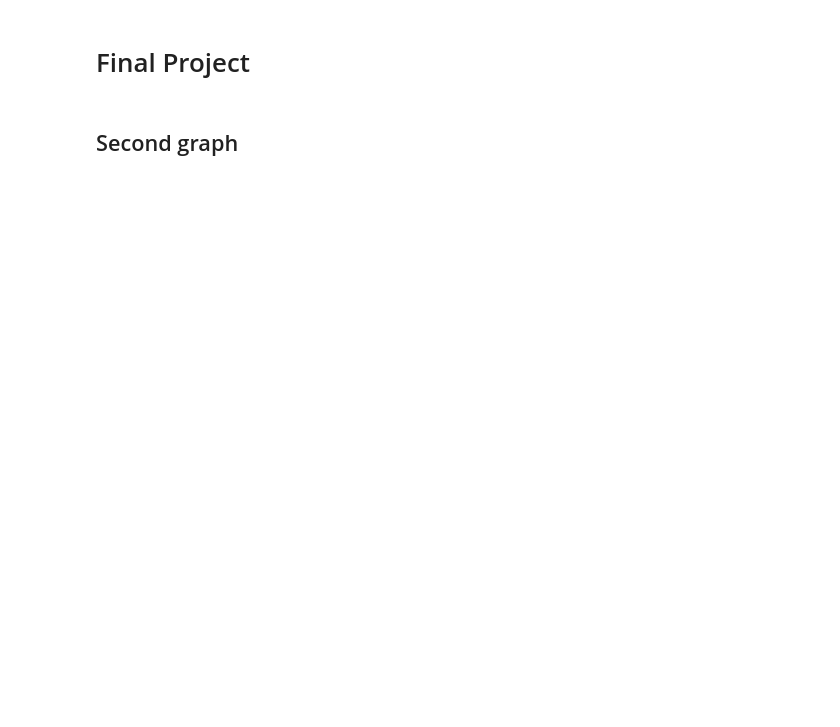
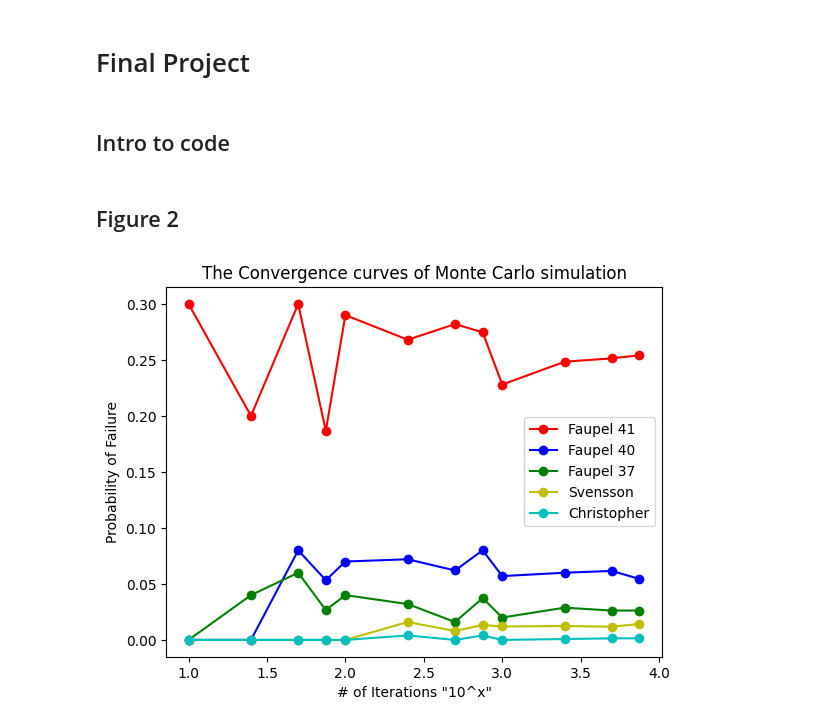
Before and after one commit to rafagarci/fiscom-bucho, a Jupyter notebook: project.ipynb, the cells around one changed output. Cells and saved outputs as stored; diff of their text form; code cells hidden in the pictures; blank space fills up the shorter version.

```diff
--- a/project.ipynb
+++ b/project.ipynb
@@ -3,6 +3,8 @@
 # %%
 import numpy as np
 import matplotlib.pyplot as plt
+# %% [markdown]
+## Intro to code
 # %%
 # Random vars parameters
 
@@ -66,13 +68,15 @@ def mod_faupel_41(sigma_u, sigma_y, D_o, D_i):
     P_b *= (1 + (0.65 * (1 - (sigma_y / sigma_u))))
     P_b *= np.log(D_o / D_i)
     return P_b
+# %% [markdown]
+## Figure 2
 # %%
 # Simulate 1000
 
 # Seed for consistency
 np.random.seed(1)
 
-power_of_10 = 5
+power_of_10 = 4
 
 n_s = [(10 ** i, (10 ** i) * 2.5, (10 ** i) * 5, (10 ** i) * 7.5) for i in range(power_of_10)]
 res = [item for t in n_s for item in t][4:]
@@ -106,35 +110,35 @@ for n in n_s:
 
         christopher_39_simulated = np.append(christopher_39_simulated, christopher_39(simulated_sigma_u, simulated_sigma_y, simulated_D_o, simulated_D_i))
 
         mod_faupel_40_simulated = np.append(mod_faupel_40_simulated, mod_faupel_40(simulated_sigma_u, simulated_sigma_y, simulated_D_o, simulated_D_i))
 
         mod_faupel_41_simulated = np.append(mod_faupel_41_simulated, mod_faupel_41(simulated_sigma_u, simulated_sigma_y, simulated_D_o, simulated_D_i))
 
     P_o_simulated = np.squeeze(np.random.normal(13, 1, size = (n, 1)))
     # Compare them
 
     smaller_than_P_o_faupel_37 = faupel_37_simulated < P_o_simulated
     smaller_than_P_o_svensson_38 = svensson_38_simulated < P_o_simulated
     smaller_than_P_o_christopher_39 = christopher_39_simulated < P_o_simulated
     smaller_than_P_o_mod_faupel_40 = mod_faupel_40_simulated < P_o_simulated
     smaller_than_P_o_mod_faupel_41 = mod_faupel_41_simulated < P_o_simulated
 
     # Calculate probabilities
     probs_faupel_37 = np.append(probs_faupel_37, np.count_nonzero(smaller_than_P_o_faupel_37) / n)
     probs_svensson_38 = np.append(probs_svensson_38, np.count_nonzero(smaller_than_P_o_svensson_38) / n)
     probs_christopher_39 = np.append(probs_christopher_39, np.count_nonzero(smaller_than_P_o_christopher_39) / n)
     probs_mod_faupel_40 = np.append(probs_mod_faupel_40, np.count_nonzero(smaller_than_P_o_mod_faupel_40) / n)
     probs_mod_faupel_41 = np.append(probs_mod_faupel_41, np.count_nonzero(smaller_than_P_o_mod_faupel_41) / n)
 
 # Log change of base
 _ = plt.plot(np.log(np.array(n_s)) / np.log(10), probs_mod_faupel_41, '-or', label = 'Faupel 41')
 _ = plt.plot(np.log(np.array(n_s)) / np.log(10), probs_mod_faupel_40, '-ob', label = 'Faupel 40')
 _ = plt.plot(np.log(np.array(n_s)) / np.log(10), probs_faupel_37, '-og', label = 'Faupel 37')
 _ = plt.plot(np.log(np.array(n_s)) / np.log(10), probs_svensson_38, '-oy', label = 'Svensson')
 _ = plt.plot(np.log(np.array(n_s)) / np.log(10), probs_christopher_39, '-oc', label = 'Christopher')
 _ = plt.legend(loc = 'best')
-_ = plt.title('My dick is wet')
-_ = plt.xlabel('Exponents of 10')
-_ = plt.ylabel('Probability of failure')
+_ = plt.title('The Convergence curves of Monte Carlo simulation')
+_ = plt.xlabel('# of Iterations "10^x"')
+_ = plt.ylabel('Probability of Failure')
+# %% [output]
+[figure, added]
-# %% [markdown]
-## Second graph
```
Also changed, not shown: parts of 10 cells of this notebook.
